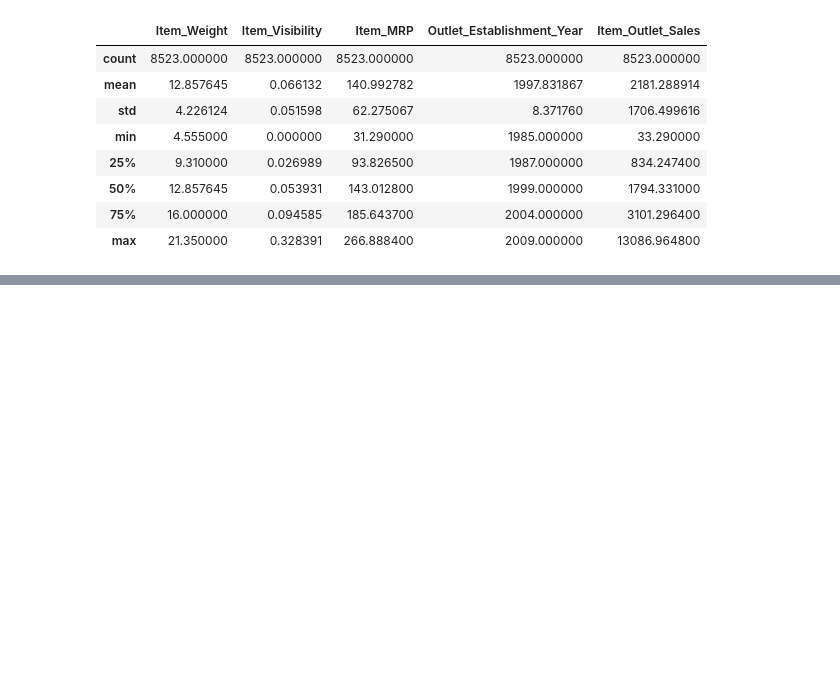
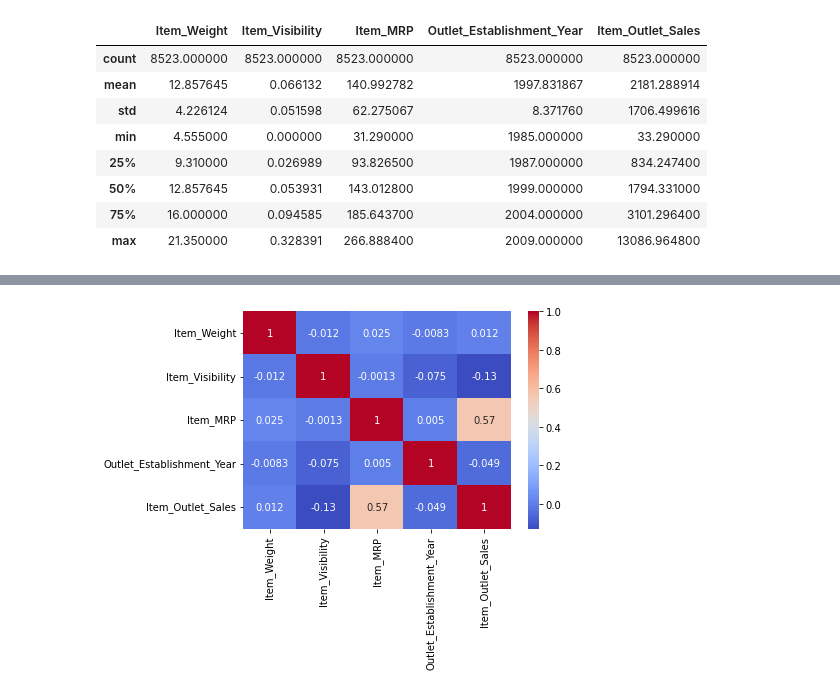
Before and after one commit to starkjones/Food-Sales-Predictions, a Jupyter notebook: Food_Sales_Prediction.ipynb, the cells around one changed output, grey strips where cells are left out. Cells and saved outputs as stored; diff of their text form; code cells hidden in the pictures; blank space fills up the shorter version.

```diff
--- a/Food_Sales_Prediction.ipynb
+++ b/Food_Sales_Prediction.ipynb
@@ -215,0 +254,4 @@ df.describe()
+# %%
+# Heatmap of the correlation between features.
+correlation = df.corr()
+correlation
@@ -215,0 +265,4 @@ df.describe()
+# %%
+sns.heatmap(correlation, cmap = 'coolwarm', annot=True);
+# %% [output]
+[figure, added]
```
Also changed, not shown: parts of 7 cells of this notebook.
